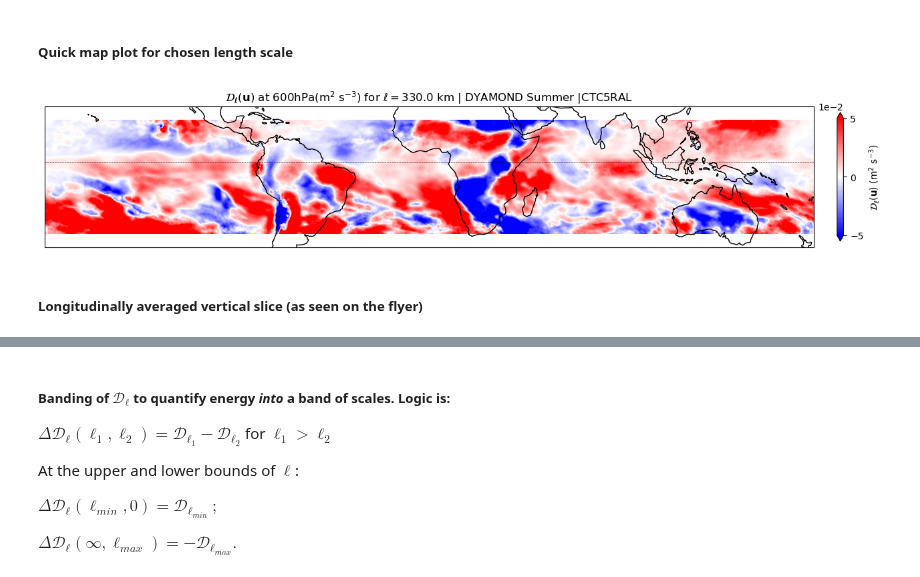
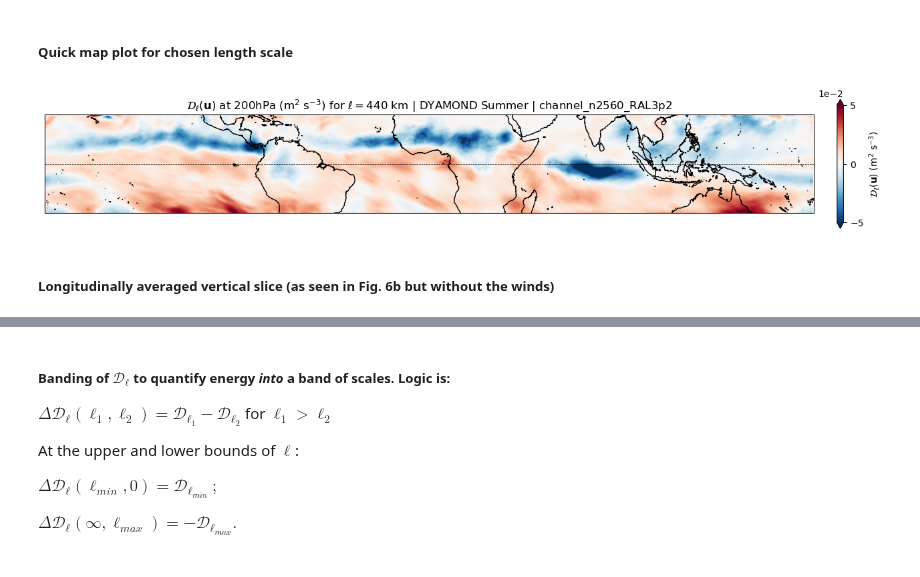
Before and after one commit to ElliotMG/LoSSETT_ANCIL, a Jupyter notebook: src/lossett_ancil/plot/LoSSETT_Plotting_General.ipynb, the cells around one changed output, grey strips where cells are left out. Drawn from its saved outputs; the diff is of its cells as text; code cells hidden in the pictures.

Commit message:
final change to the plotting scripts, now just one notebook

```diff
--- a/src/lossett_ancil/plot/LoSSETT_Plotting_General.ipynb
+++ b/src/lossett_ancil/plot/LoSSETT_Plotting_General.ipynb
@@ -27,4 +35,4 @@ if not os.path.exists(fpath_mean):
 # %%
-ds_DR_mean = xr.open_dataset(fpath_mean)
-ds_DR_mean
+DR_mean = dsR['Dl_u'].mean(dim='time').compute()
+DR_mean
 # %% [output]
@@ -42,3 +55,0 @@ Data variables:
-# %%
-DR_mean = ds_DR_mean['DR_indicator']
-DR_mean
@@ -55,30 +56,36 @@ Coordinates:
 # %% [markdown]
 ##### Quick map plot for chosen length scale
 # %%
-ell = 330000
-lvl=600
+# As seen in Fig. 5b of McKinnon-Gray et al. (2026)
+simid = 'channel_n2560_RAL3p2'
+ell = 220000
+lvl = 200
+
 DR_map = DR_mean.sel(pressure=lvl,length_scale=ell,method='nearest')
+
 # DR_map
 plt.figure(figsize=(18,10))
 ax = plt.axes(projection=ccrs.PlateCarree())
 lon = DR_mean['longitude']
 lat = DR_mean['latitude']
-# ax.set_extent([180,-180,-85,85],crs=ccrs.PlateCarree())
-plt.contourf(lon,lat,DR_map,cmap='bwr',levels=np.arange(-0.00005,0.00005,5e-7),extend='both')
+
+plt.contourf(lon,lat,DR_map.T,cmap='RdBu_r',levels=np.linspace(-5e-4,5e-4,100),extend='both')
 ax.coastlines()
-plt.title(r'$\mathcal{D}_\ell(\mathbf{u})$ at'+f' {lvl}hPa'+r'(m$^2$ s$^{-3}$) for $\ell = '+f'{ell/1000}$ km | DYAMOND Summer |'+f'{simid}')
+ax.set_extent([-180,180,-23,23])
+
+plt.title(r'$\mathcal{D}_\ell(\mathbf{u})$ at'+f' {lvl}hPa ' + r'(m$^2$ s$^{-3}$) for $\ell = '+f'{int(ell*2/1000)}$ km | DYAMOND Summer | '+f'{simid}')
 cbar=plt.colorbar(orientation='vertical', shrink=0.25, pad=0.025)
-cbar.set_label(r'$\mathcal{D}_\ell(\mathbf{u})$ (m$^2$ s$^{-3}$)')
+cbar.set_label(r'$\mathcal{D}_\ell(\mathbf{u}) \ $(m$^2$ s$^{-3}$)')
 ax.axhline(y=0,color='k',linewidth=0.5,linestyle='--')
 cbar.formatter = ticker.ScalarFormatter()
 cbar.formatter.set_scientific(True)
 cbar.formatter.set_powerlimits((-2, 3))
 cbar.update_ticks()
 cbar.set_ticks([-0.05,0,0.05])
 # %% [output]
-[figure, old version]
+[figure, new version]
 # %% [markdown]
-##### Longitudinally averaged vertical slice (as seen on the flyer)
+##### Longitudinally averaged vertical slice (as seen in Fig. 6b but without the winds)
 # %%
 DR_vertslice_2D_lat = DR_mean.sel(length_scale=ell,method='nearest').mean(dim='longitude')
 DR_vertslice_2D_lat
```
Also changed, not shown: parts of 9 cells of this notebook.
